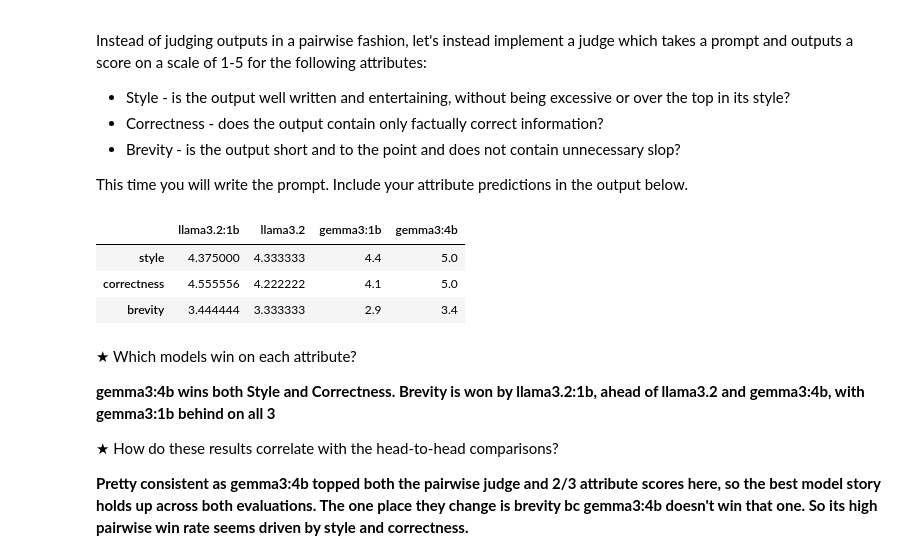
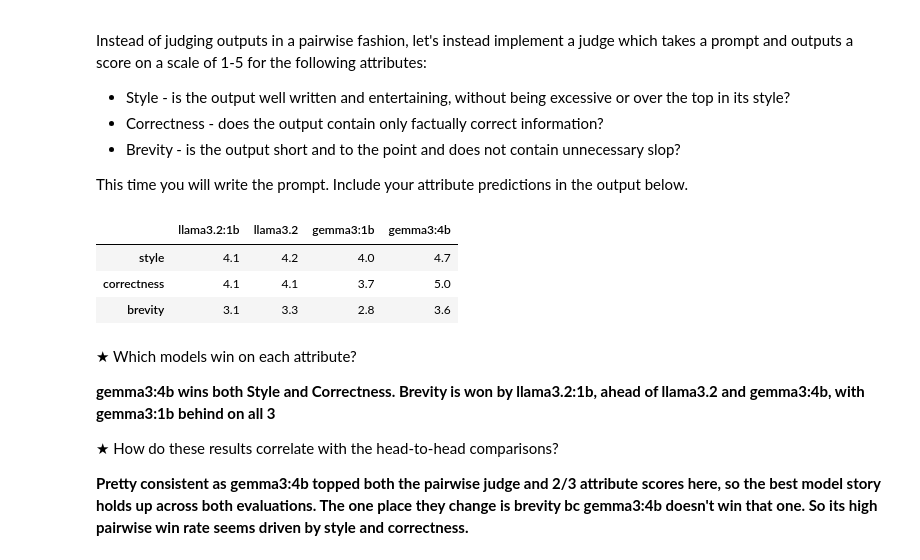
Before and after one commit to sgslay/sgslay, a Jupyter notebook: HW1.ipynb, the cells around one changed output. Drawn from its saved outputs; the diff is of its cells as text; code cells hidden in the pictures.

```diff
--- a/HW1.ipynb
+++ b/HW1.ipynb
@@ -1341,44 +1353,70 @@ Instead of judging outputs in a pairwise fashion, let's instead implement a judg
 This time you will write the prompt. Include your attribute predictions in the output below.
 # %%
 import re
-attribute_preds = [[{'style': None, 'correctness': None, 'brevity': None} for _ in models] for _ in prompts]
 
-# TODO: Implement the attribute predictions
+def get_attribute_judgement_prompt(prompt, output):
+    return f"""Please evaluate the following response on a scale of 1 to 5 for each attribute:
+- Style: Is the output well written and entertaining, without being excessive or over the top?
+- Correctness: Does the output contain only factually correct information?
+- Brevity: Is the output short and to the point and does not contain unnecessary slop?
+
+Prompt: {prompt}
+Response: {output}
+
+Please provide your evaluation in this format:
+style=SCORE
+correctness=SCORE
+brevity=SCORE
+"""
+
+attribute_preds = [
+    [{"style": None, "correctness": None, "brevity": None} for _ in models]
+    for _ in prompts
+]
 
 async def get_attribute_scores(prompt, output):
     judgement_prompt = get_attribute_judgement_prompt(prompt, output)
-    response = await run_inference(judge_model, judgement_prompt, temperature=0.0, max_tokens=32)
-    scores = {'style': None, 'correctness': None, 'brevity': None}
+    response = await run_inference(
+        judge_model, judgement_prompt, temperature=0.0, max_tokens=32
+    )
+    scores = {"style": None, "correctness": None, "brevity": None}
     for attr in scores:
-        match = re.search(rf"{attr}\s*=\s*(\d)", response)
+        match = re.search(rf"{attr}\s*=\s*(\d+)", response)
         if match:
             scores[attr] = int(match.group(1))
     return scores
 
 for i, prompt in enumerate(prompts):
     for j, model in enumerate(models):
         output = outputs_per_model[model][i]
         attribute_preds[i][j] = await get_attribute_scores(prompt, output)
 
-
 save_results(attribute_preds, "results/attribute_preds.json")
 
-# TODO: Scratch space for computing average attribute scores and generating a table to compare across models.
-
-attr_table = pd.DataFrame({
-    model: {
-        attr: sum(attribute_preds[i][j][attr] for i in range(len(prompts)) if attribute_preds[i][j][attr] is not None) /
-              sum(1 for i in range(len(prompts)) if attribute_preds[i][j][attr] is not None)
-        for attr in ['style', 'correctness', 'brevity']
+attr_table = pd.DataFrame(
+    {
+        model: {
+            attr: sum(
+                attribute_preds[i][j][attr]
+                for i in range(len(prompts))
+                if attribute_preds[i][j][attr] is not None
+            )
+            / sum(
+                1
+                for i in range(len(prompts))
+                if attribute_preds[i][j][attr] is not None
+            )
+            for attr in ["style", "correctness", "brevity"]
+        }
+        for j, model in enumerate(models)
     }
-    for j, model in enumerate(models)
-})
+)
 attr_table
 # %% [output]
 |  | llama3.2:1b | llama3.2 | gemma3:1b | gemma3:4b |
-| style | 4.375000 | 4.333333 | 4.4 | 5.0 |
-| correctness | 4.555556 | 4.222222 | 4.1 | 5.0 |
-| brevity | 3.444444 | 3.333333 | 2.9 | 3.4 |
+| style | 4.1 | 4.2 | 4.0 | 4.7 |
+| correctness | 4.1 | 4.1 | 3.7 | 5.0 |
+| brevity | 3.1 | 3.3 | 2.8 | 3.6 |
 # %% [markdown]
 ★ Which models win on each attribute?
 
```
Also changed, not shown: parts of 10 cells of this notebook.
